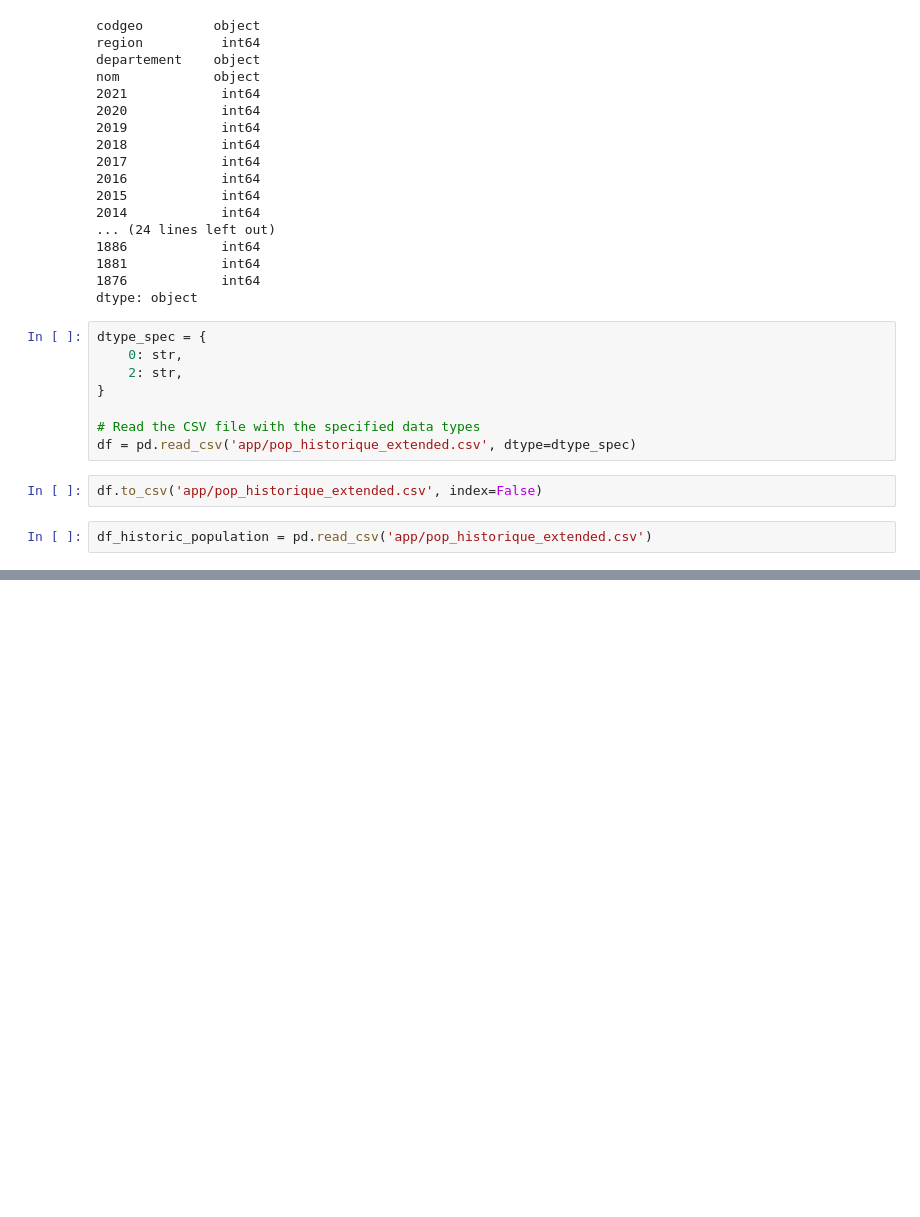
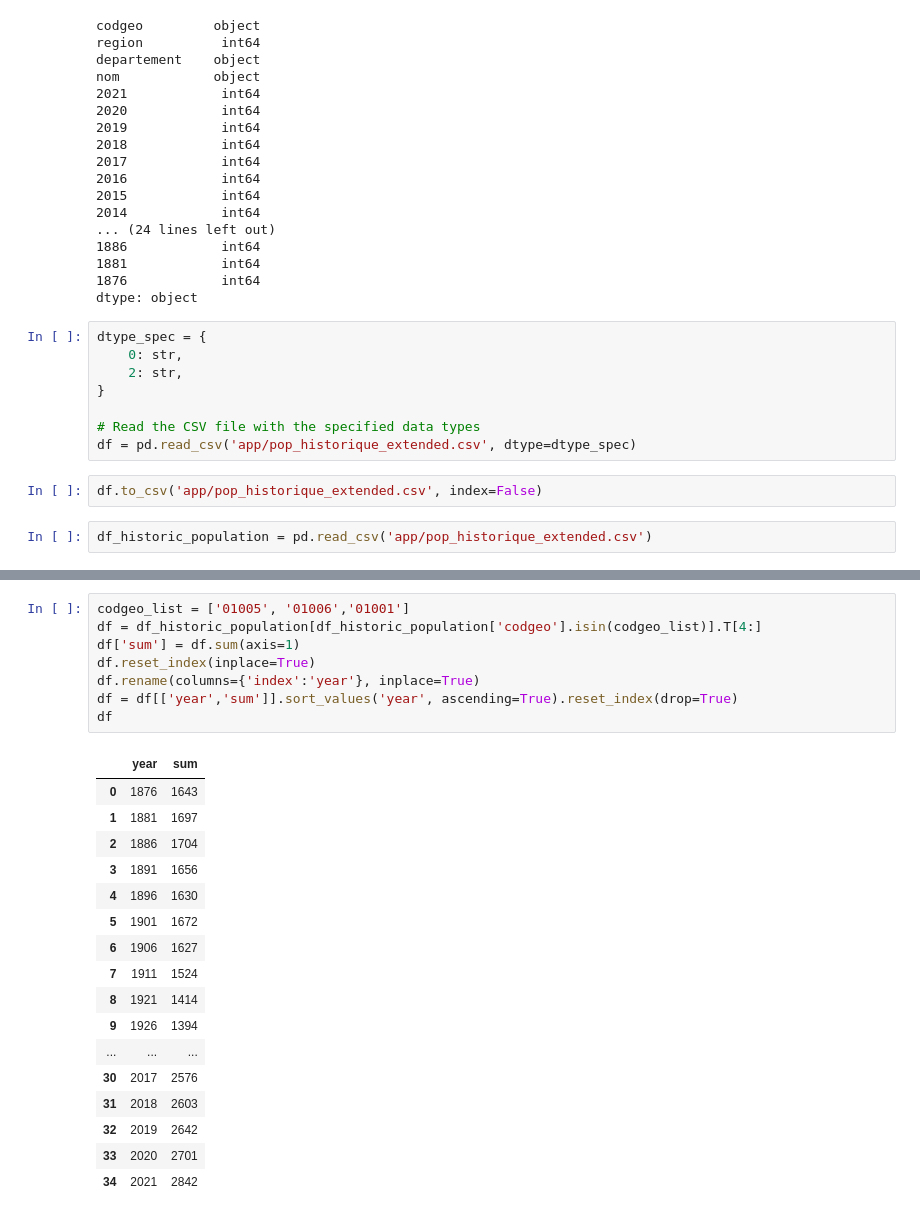
Before and after one commit to yzpt/population_dash, a Jupyter notebook: 1.1_large_historic.ipynb, the cells around one changed output, grey strips where cells are left out. Drawn from its saved outputs; the diff is of its cells as text; blank space fills up the shorter version.

```diff
--- a/1.1_large_historic.ipynb
+++ b/1.1_large_historic.ipynb
@@ -198,0 +313,26 @@ df_historic_population = pd.read_csv('app/pop_historique_extended.csv')
+# %%
+codgeo_list = ['01005', '01006','01001']
+df = df_historic_population[df_historic_population['codgeo'].isin(codgeo_list)].T[4:]
+df['sum'] = df.sum(axis=1)
+df.reset_index(inplace=True)
+df.rename(columns={'index':'year'}, inplace=True)
+df = df[['year','sum']].sort_values('year', ascending=True).reset_index(drop=True)
+df
+# %% [output]
+|  | year | sum |
+| 0 | 1876 | 1643 |
+| 1 | 1881 | 1697 |
+| 2 | 1886 | 1704 |
+| 3 | 1891 | 1656 |
+| 4 | 1896 | 1630 |
+| 5 | 1901 | 1672 |
+| 6 | 1906 | 1627 |
+| 7 | 1911 | 1524 |
+| 8 | 1921 | 1414 |
+| 9 | 1926 | 1394 |
+| ... | ... | ... |
+| 30 | 2017 | 2576 |
+| 31 | 2018 | 2603 |
+| 32 | 2019 | 2642 |
+| 33 | 2020 | 2701 |
+| 34 | 2021 | 2842 |
```
Also changed, not shown: parts of 8 cells of this notebook, 4 other files.
